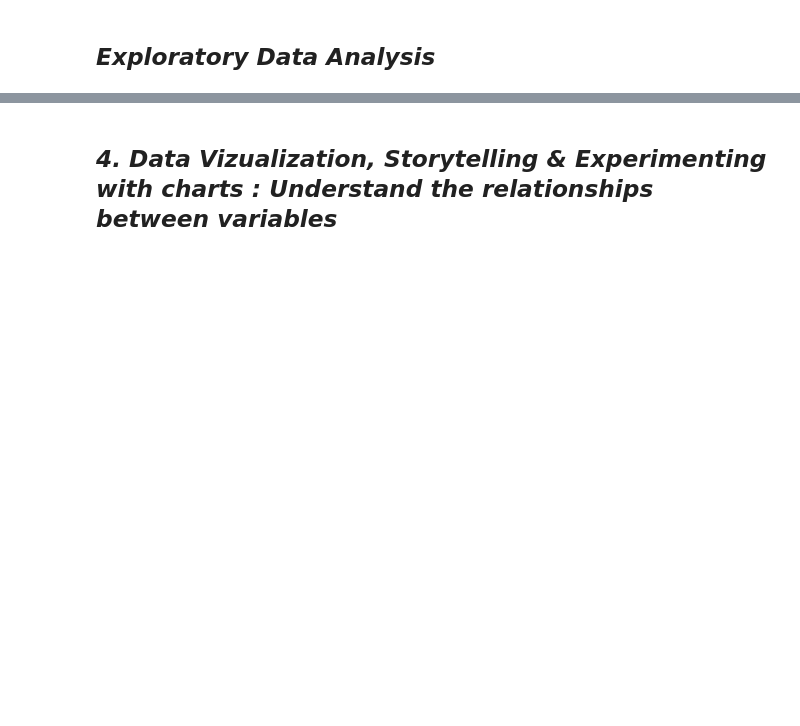
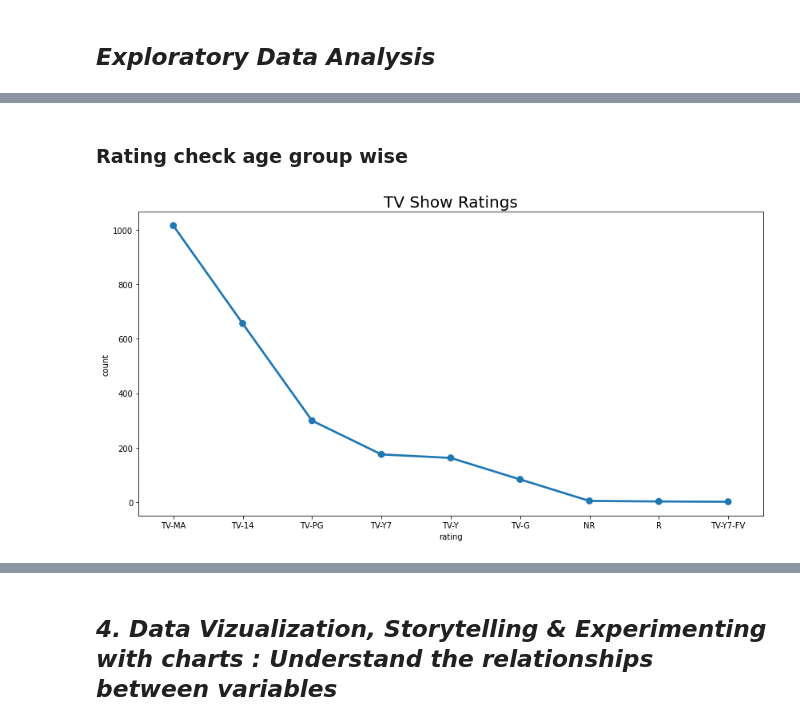
Before and after one commit to md-kamran98/NETFLIX-MOVIES-TV-SHOWS-CLUSTERING, a Jupyter notebook: Kamran's_Unsupervised_ML_Submission_Template.ipynb, the cells around one changed output, grey strips where cells are left out. Drawn from its saved outputs; the diff is of its cells as text; code cells hidden in the pictures; blank space fills up the shorter version.

```diff
--- a/Kamran's_Unsupervised_ML_Submission_Template.ipynb
+++ b/Kamran's_Unsupervised_ML_Submission_Template.ipynb
@@ -314,0 +339,25 @@ Answer Here.
+# %%
+# Assigning the ratings into grouped categories
+ratings = {
+    'TV-PG': 'Older Kids',
+    'TV-MA': 'Adults',
+    'TV-Y7-FV': 'Older Kids',
+    'TV-Y7': 'Older Kids',
+    'TV-14': 'Teens',
+    'R': 'Adults',
+    'TV-Y': 'Kids',
+    'NR': 'Adults',
+    'PG-13': 'Teens',
+    'TV-G': 'Kids',
+    'PG': 'Older Kids',
+    'G': 'Kids',
+    'UR': 'Adults',
+    'NC-17': 'Adults'
+}
+dataSet['target_ages'] = dataSet['rating'].replace(ratings)
+# %%
+# The type should be a category
+dataSet['type'] = pd.Categorical(dataSet['type'])
+# %%
+# Target set is another category (4 classes)
+dataSet['target_ages'] = pd.Categorical(dataSet['target_ages'], categories=['Kids','Older Kids','Teens','Adults'])
@@ -314,0 +381,16 @@ Answer Here.
+# %%
+# Creating two extra columns in the name of Movies and TV shows
+tv_shows = dataSet[dataSet['type']=='TV Show']
+movies = dataSet[dataSet['type']=='Movie']
+# %% [markdown]
+### **Rating check age group wise**
+# %%
+# Rating based on rating system of all TV Shows
+tv_ratings = tv_shows.groupby(['rating'])['show_id'].count().reset_index(name='count').sort_values(by='count',ascending=False)
+fig_dims = (14,7)
+fig, ax = plt.subplots(figsize=fig_dims)
+sns.pointplot(x='rating',y='count',data=tv_ratings)
+plt.title('TV Show Ratings',size='20')
+plt.show()
+# %% [output]
+[figure, added]
```
Also changed, not shown: parts of 14 cells of this notebook.
